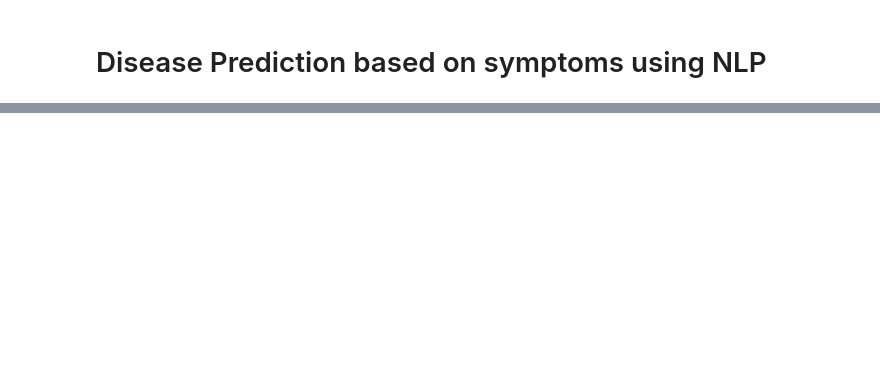
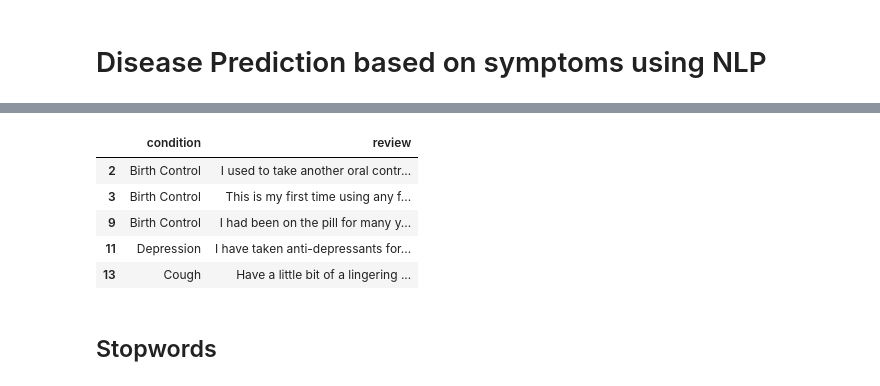
Before and after one commit to Pranav122002/Disease-Prediction-NLP, a Jupyter notebook: disease_prediction.ipynb, the cells around one changed output, grey strips where cells are left out. Saved outputs shown, nothing was run; the diff lists cells and outputs as text; code cells hidden in the pictures; blank space fills up the shorter version.

```diff
--- a/disease_prediction.ipynb
+++ b/disease_prediction.ipynb
@@ -520,0 +172,3 @@ array(['Birth Control'], dtype='<U67')
+# %%
+for i, col in enumerate(X.columns):
+    X.iloc[:, i] = X.iloc[:, i].str.replace('"', '')
@@ -520,0 +179,11 @@ array(['Birth Control'], dtype='<U67')
+# %%
+X.head()
+# %% [output]
+|  | condition | review |
+| 2 | Birth Control | I used to take another oral contr... |
+| 3 | Birth Control | This is my first time using any f... |
+| 9 | Birth Control | I had been on the pill for many y... |
+| 11 | Depression | I have taken anti-depressants for... |
+| 13 | Cough | Have a little bit of a lingering ... |
+# %% [markdown]
+## Stopwords
```
Also changed, not shown: parts of 114 cells of this notebook, 3 other files.
